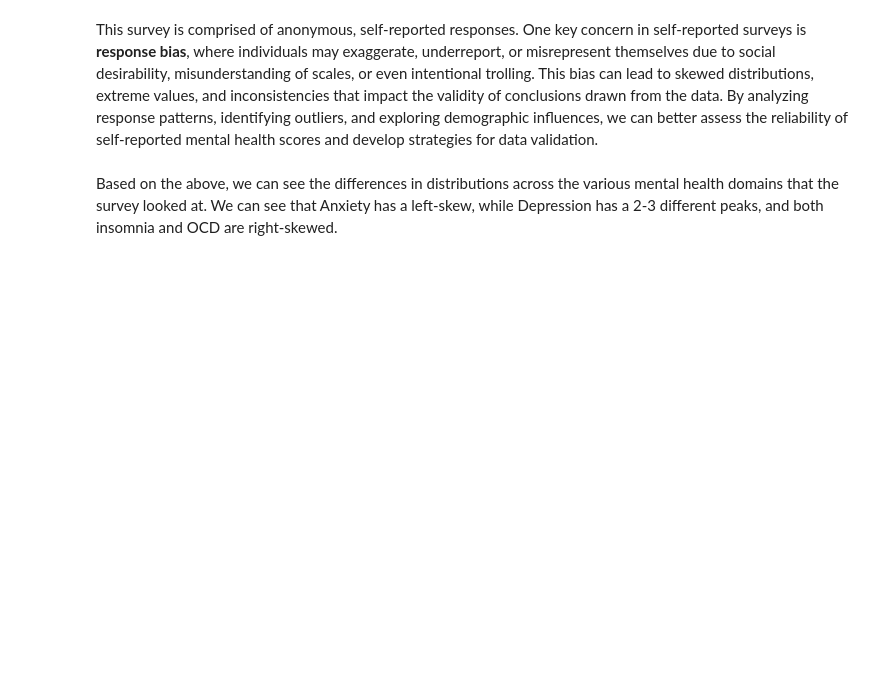
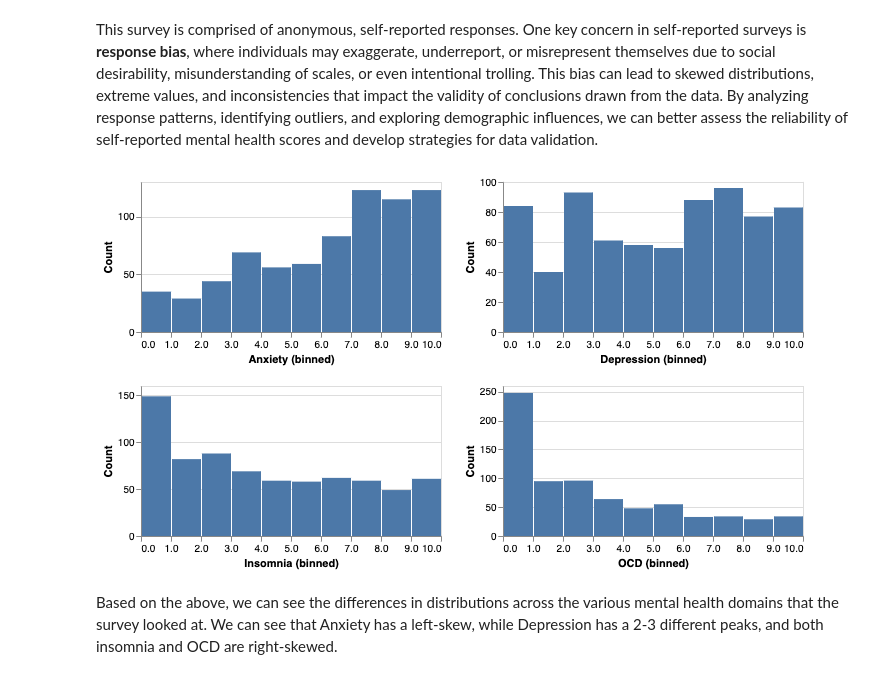
Before and after one commit to ubc-dsci320-2024w2/project-team_fabfour, a Jupyter notebook: analysis/Jessica/analysis4.ipynb, the cells around one changed output. Cells and saved outputs as stored; diff of their text form; code cells hidden in the pictures; blank space fills up the shorter version.

```diff
--- a/analysis/Jessica/analysis4.ipynb
+++ b/analysis/Jessica/analysis4.ipynb
@@ -484,10 +484,12 @@ As this EDA came to a wall, I will pivot my overarching research question to loo
 # %% [markdown]
 This survey is comprised of anonymous, self-reported responses. One key concern in self-reported surveys is **response bias**, where individuals may exaggerate, underreport, or misrepresent themselves due to social desirability, misunderstanding of scales, or even intentional trolling. This bias can lead to skewed distributions, extreme values, and inconsistencies that impact the validity of conclusions drawn from the data. By analyzing response patterns, identifying outliers, and exploring demographic influences, we can better assess the reliability of self-reported mental health scores and develop strategies for data validation.
 # %%
-mho_distributions = alt.Chart(mxmh).mark_bar().encode(
+mho_distributions = alt.Chart(mxmh_clean).mark_bar().encode(
                      alt.X(alt.repeat(), bin=alt.BinParams(maxbins=15), type = 'quantitative'),
                     alt.Y('count():Q', title='Count')
                     ).properties(height=150).repeat(['Anxiety', 'Depression', 'Insomnia', 'OCD'], columns=2)
 mho_distributions
+# %% [output]
+[figure, added]
 # %% [markdown]
 Based on the above, we can see the differences in distributions across the various mental health domains that the survey looked at. We can see that Anxiety has a left-skew, while Depression has a 2-3 different peaks, and both insomnia and OCD are right-skewed.
```
Also changed, not shown: parts of 3 cells of this notebook.
